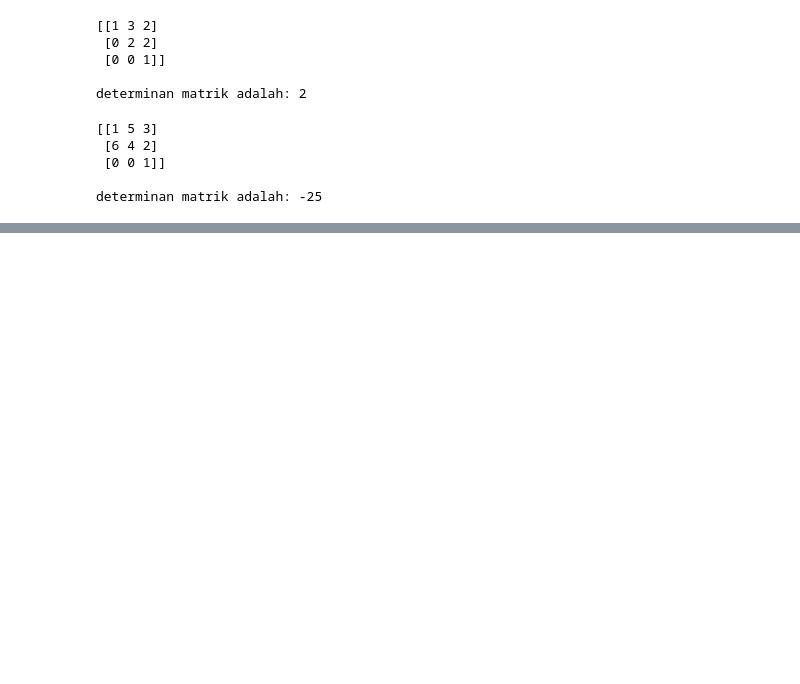
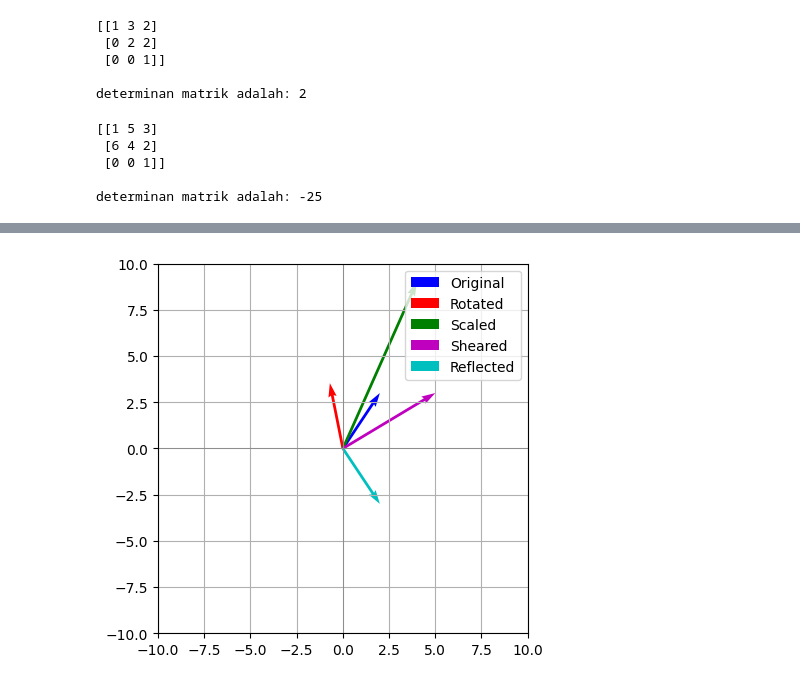
Before and after one commit to Wahnyud/Alin, a Jupyter notebook: _sources/Determinant matriks .ipynb, the cells around one changed output, grey strips where cells are left out. Saved outputs shown, nothing was run; the diff lists cells and outputs as text; code cells hidden in the pictures; blank space fills up the shorter version.

```diff
--- a/_sources/Determinant matriks .ipynb
+++ b/_sources/Determinant matriks .ipynb
@@ -180,0 +364,90 @@ determinan matrik adalah: -25
+# %%
+import numpy as np
+import matplotlib.pyplot as plt
+
+# Fungsi untuk menggambar vektor
+def plot_vector(v, color='b'):
+    plt.quiver(0, 0, v[0], v[1], angles='xy', scale_units='xy', scale=1, color=color)
+
+# Vektor asli
+v = np.array([2, 3])
+
+# 1. Rotasi
+def rotation_matrix(theta):
+    return np.array([
+        [np.cos(theta), -np.sin(theta)],
+        [np.sin(theta), np.cos(theta)]
+    ])
+
+theta = np.pi / 4  # Rotasi 45 derajat
+R = rotation_matrix(theta)
+v_rotated = R.dot(v)
+
+# 2. Skala
+def scaling_matrix(sx, sy):
+    return np.array([
+        [sx, 0],
+        [0, sy]
+    ])
+
+sx, sy = 2, 3  # Skala x dengan 2 dan y dengan 3
+S = scaling_matrix(sx, sy)
+v_scaled = S.dot(v)
+
+# 3. Geser
+def shear_matrix(k, axis='x'):
+    if axis == 'x':
+        return np.array([
+            [1, k],
+            [0, 1]
+        ])
+    elif axis == 'y':
+        return np.array([
+            [1, 0],
+            [k, 1]
+        ])
+
+k = 1  # Faktor geser
+Sh = shear_matrix(k, axis='x')
+v_sheared = Sh.dot(v)
+
+# 4. Refleksi
+def reflection_matrix(axis='x'):
+    if axis == 'x':
+        return np.array([
+            [1, 0],
+            [0, -1]
+        ])
+    elif axis == 'y':
+        return np.array([
+            [-1, 0],
+            [0, 1]
+        ])
+    elif axis == 'xy':
+        return np.array([
+            [0, 1],
+            [1, 0]
+        ])
+
+axis = 'x'
+Ref = reflection_matrix(axis)
+v_reflected = Ref.dot(v)
+
+# Plot semua vektor
+plt.figure()
+plot_vector(v, 'b')
+plot_vector(v_rotated, 'r')
+plot_vector(v_scaled, 'g')
+plot_vector(v_sheared, 'm')
+plot_vector(v_reflected, 'c')
+
+plt.xlim(-10, 10)
+plt.ylim(-10, 10)
+plt.axhline(0, color='gray', linewidth=0.5)
+plt.axvline(0, color='gray', linewidth=0.5)
+plt.grid(True)
+plt.gca().set_aspect('equal', adjustable='box')
+plt.legend(['Original', 'Rotated', 'Scaled', 'Sheared', 'Reflected'])
+plt.show()
+# %% [output]
+[figure, added]
```
Also changed, not shown: parts of 13 cells of this notebook, 25 other files.
